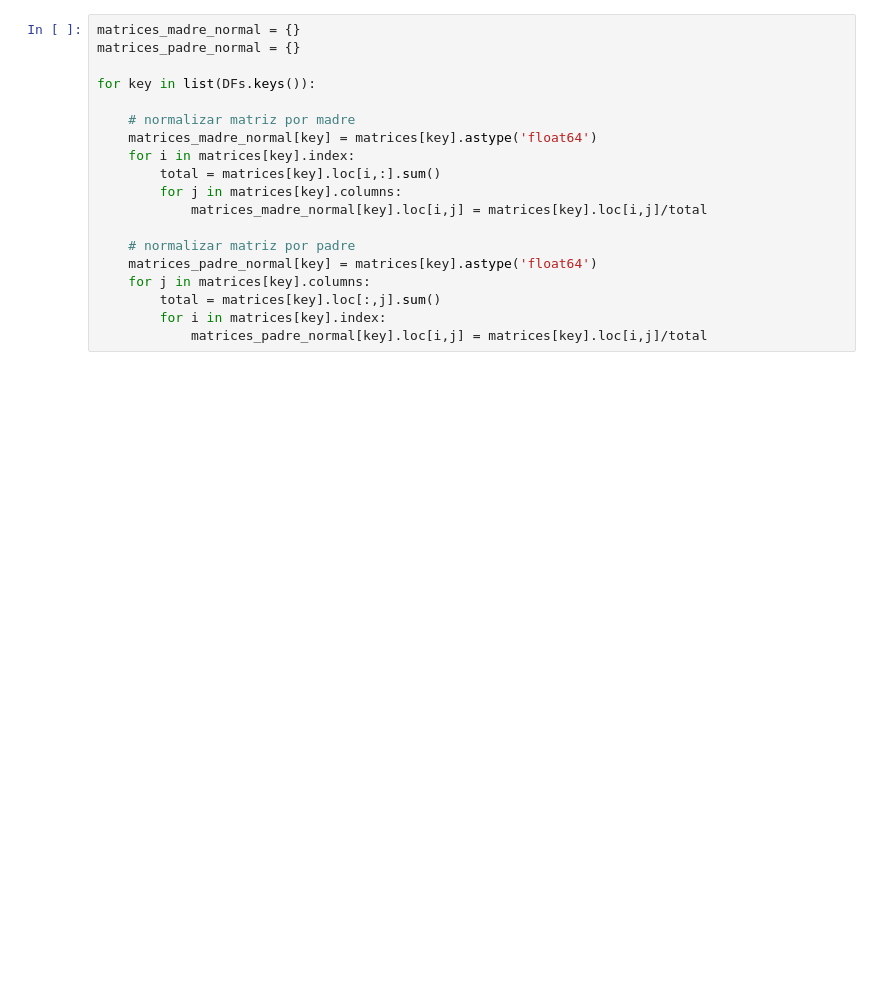
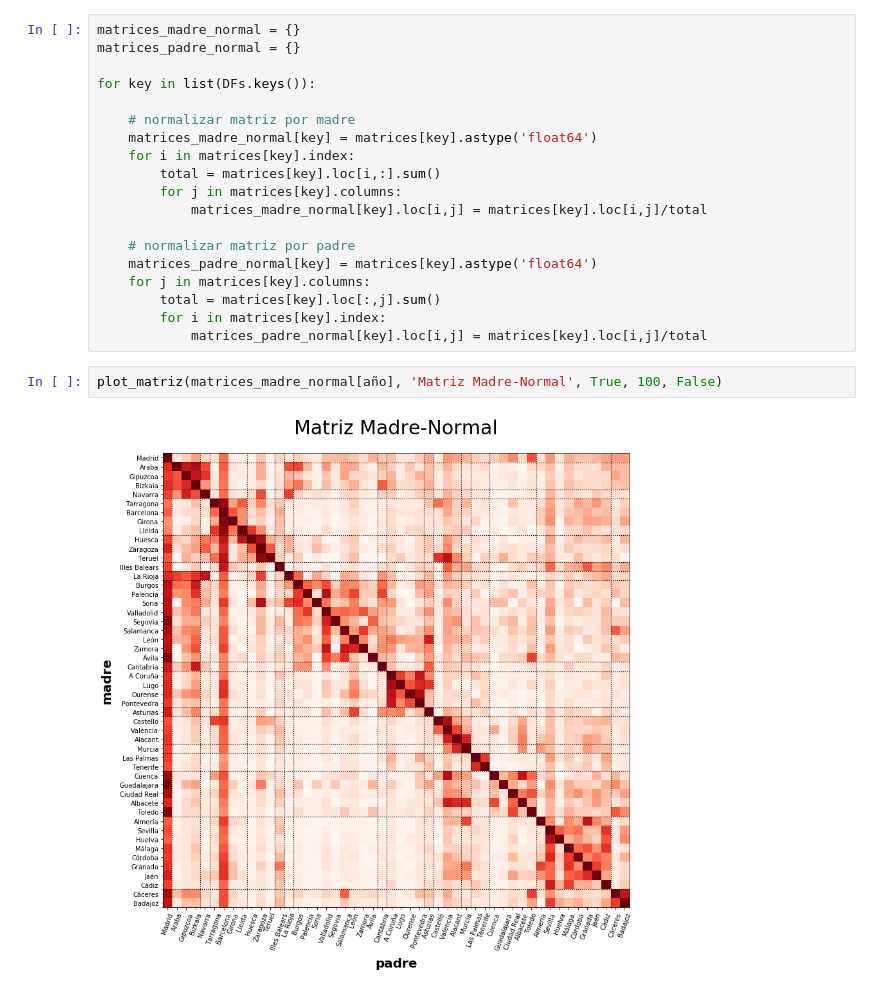
Before and after one commit to braisseara/blog, a Jupyter notebook: entradas_ipynb/relaciones_interprovinciales_en_espanha.ipynb, the cells around one changed output. Drawn from its saved outputs; the diff is of its cells as text; blank space fills up the shorter version.

```diff
--- a/entradas_ipynb/relaciones_interprovinciales_en_espanha.ipynb
+++ b/entradas_ipynb/relaciones_interprovinciales_en_espanha.ipynb
@@ -561,3 +579,7 @@ for key in list(DFs.keys()):
         total = matrices[key].loc[:,j].sum()
         for i in matrices[key].index:
             matrices_padre_normal[key].loc[i,j] = matrices[key].loc[i,j]/total
+# %%
+plot_matriz(matrices_madre_normal[año], 'Matriz Madre-Normal', True, 100, False)
+# %% [output]
+[figure, added]
```
Also changed, not shown: parts of 27 cells of this notebook, 3 other files.
